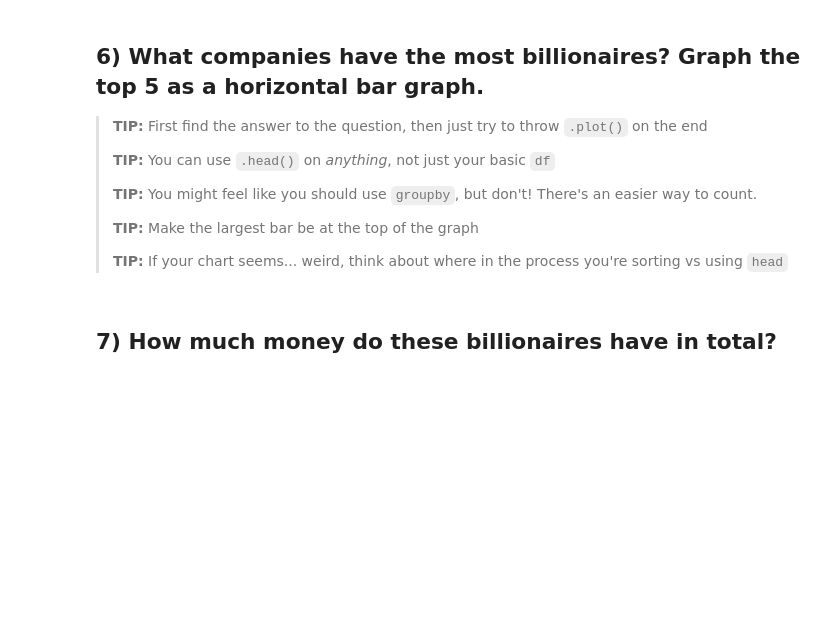
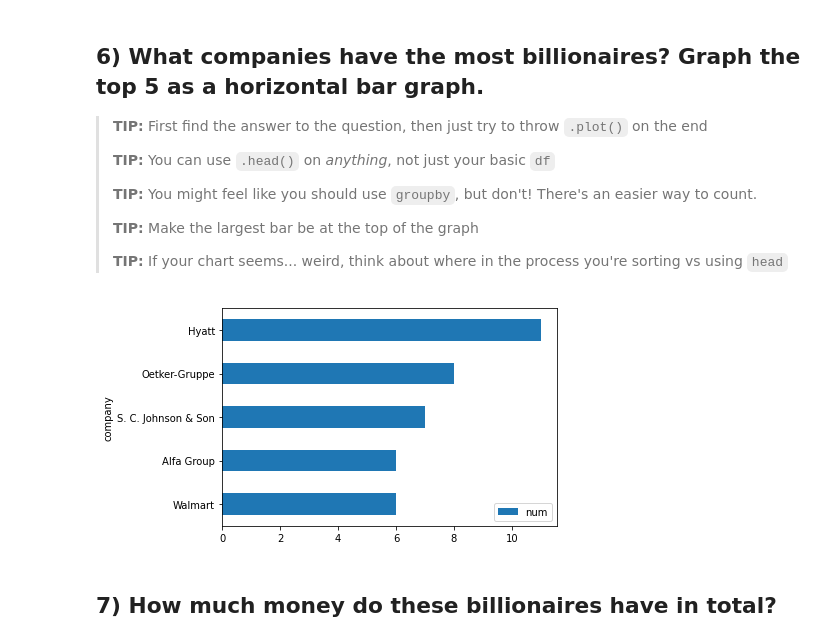
Before and after one commit to jjs021/jupyter-apis-homework, a Jupyter notebook: 02-Billionaires.ipynb, the cells around one changed output. Cells and saved outputs as stored; diff of their text form; code cells hidden in the pictures; blank space fills up the shorter version.

```diff
--- a/02-Billionaires.ipynb
+++ b/02-Billionaires.ipynb
@@ -12,6 +14,8 @@ Import pandas **with the correct name** .
 Use pandas to read in the `richpeople.xlsx` Excel file, saving it as a variable with the name we'll always use for a dataframe.
 
 > **TIP:** You will use `read_excel` instead of `read_csv`, *but you'll also need to install a new library*. You might need to restart your kernel afterward!
+# %%
+df = pd.read_excel('richpeople.xlsx')
 # %% [markdown]
 ## 2) Checking your data
 
@@ -40,5 +165,11 @@ Display the number of rows and columns in your data. Also display the names and
 > **TIP:** Make the largest bar be at the top of the graph
 >
 > **TIP:** If your chart seems... weird, think about where in the process you're sorting vs using `head`
+# %%
+companies = df.groupby(by='company').size().to_frame(name='num').sort_values(by='num', ascending=False)
+ax = companies[(companies.num > 1)].head().plot(kind='barh')
+ax.invert_yaxis()
+# %% [output]
+[figure, added]
 # %% [markdown]
 ## 7) How much money do these billionaires have in total?
```
Also changed, not shown: parts of 21 cells of this notebook.
